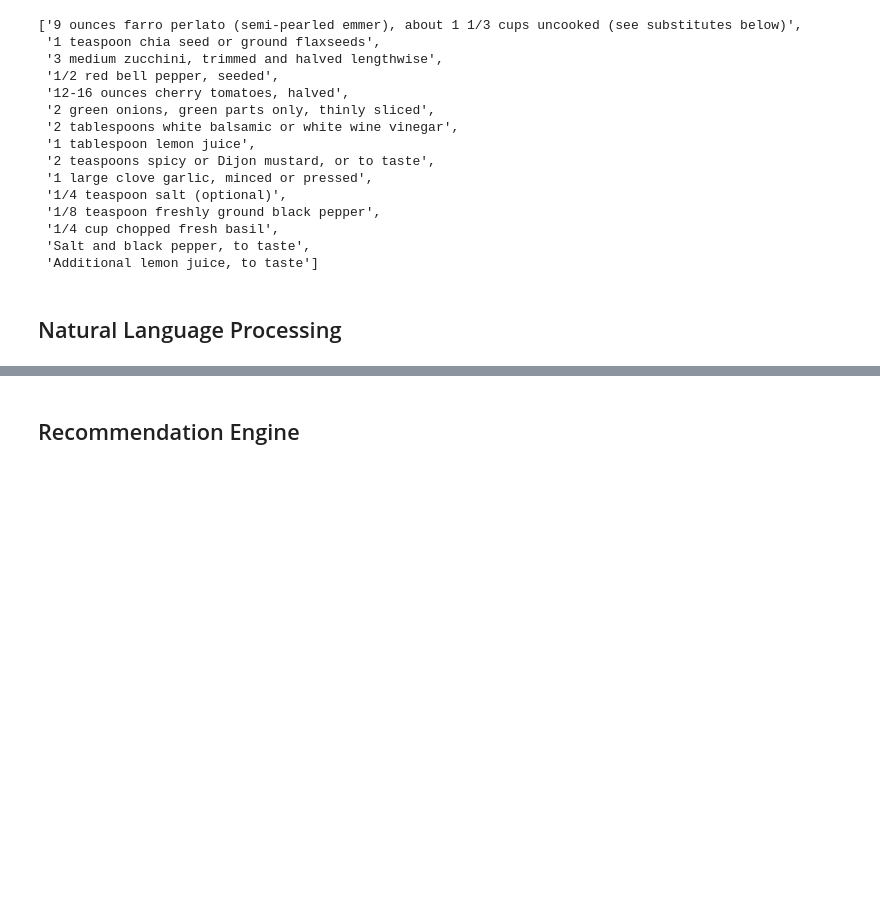
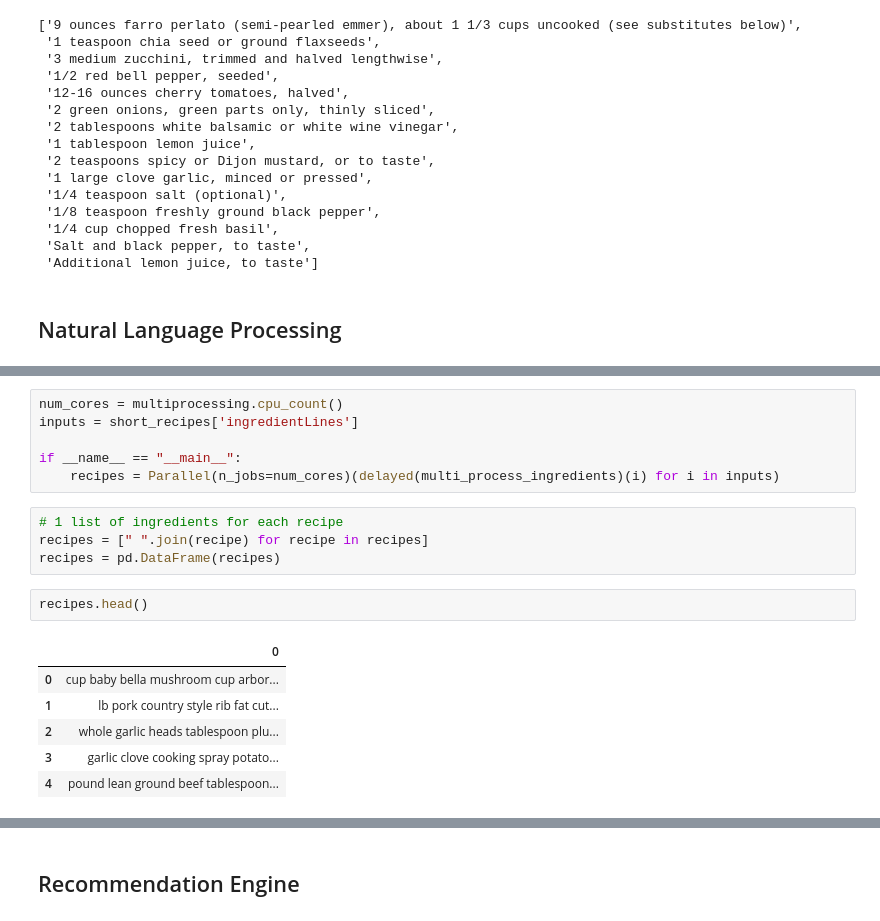
Before and after one commit to mjschillawski/capstone_project, a Jupyter notebook: 00_EDA.ipynb, the cells around one changed output, grey strips where cells are left out. Cells and saved outputs as stored; diff of their text form; blank space fills up the shorter version.

```diff
--- a/00_EDA.ipynb
+++ b/00_EDA.ipynb
@@ -112,0 +284,19 @@ strip spices / pantry items
+# %%
+num_cores = multiprocessing.cpu_count()
+inputs = short_recipes['ingredientLines']
+
+if __name__ == "__main__":
+    recipes = Parallel(n_jobs=num_cores)(delayed(multi_process_ingredients)(i) for i in inputs)
+# %%
+# 1 list of ingredients for each recipe
+recipes = [" ".join(recipe) for recipe in recipes]
+recipes = pd.DataFrame(recipes)
+# %%
+recipes.head()
+# %% [output]
+|  | 0 |
+| 0 | cup baby bella mushroom cup arbor... |
+| 1 | lb pork country style rib fat cut... |
+| 2 | whole garlic heads tablespoon plu... |
+| 3 | garlic clove cooking spray potato... |
+| 4 | pound lean ground beef tablespoon... |
```
Also changed, not shown: parts of 24 cells of this notebook, 1 other file.
